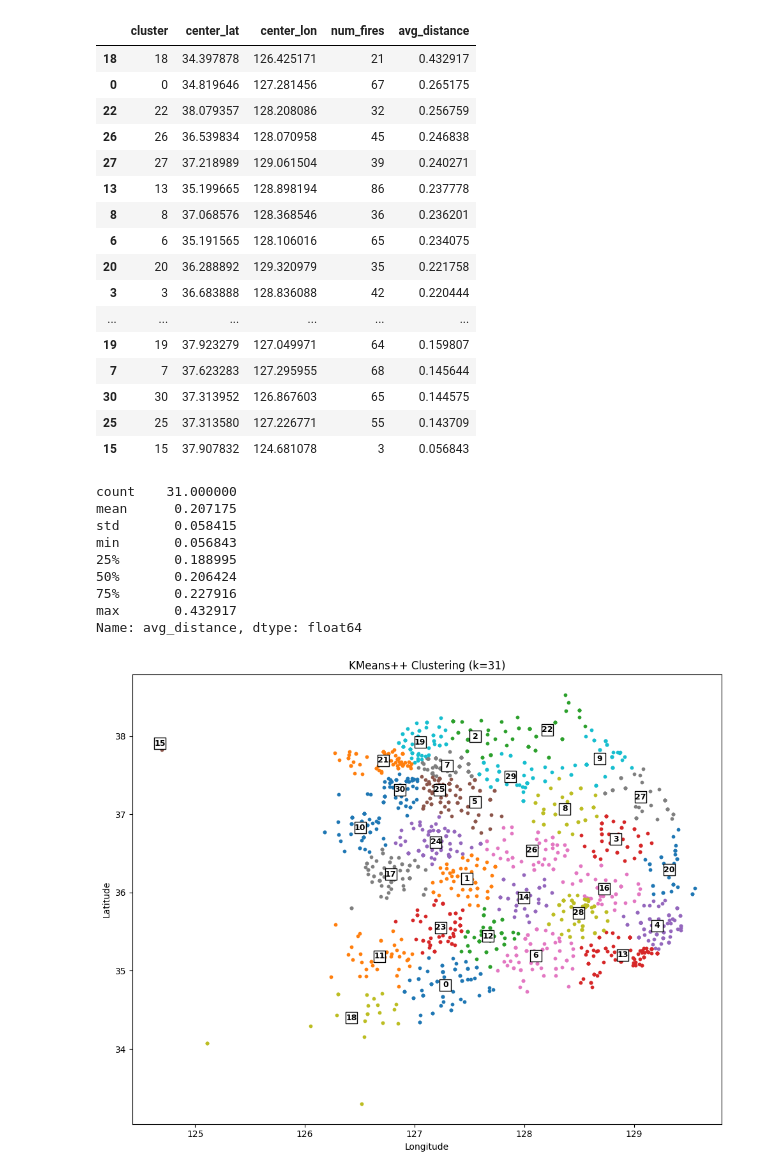
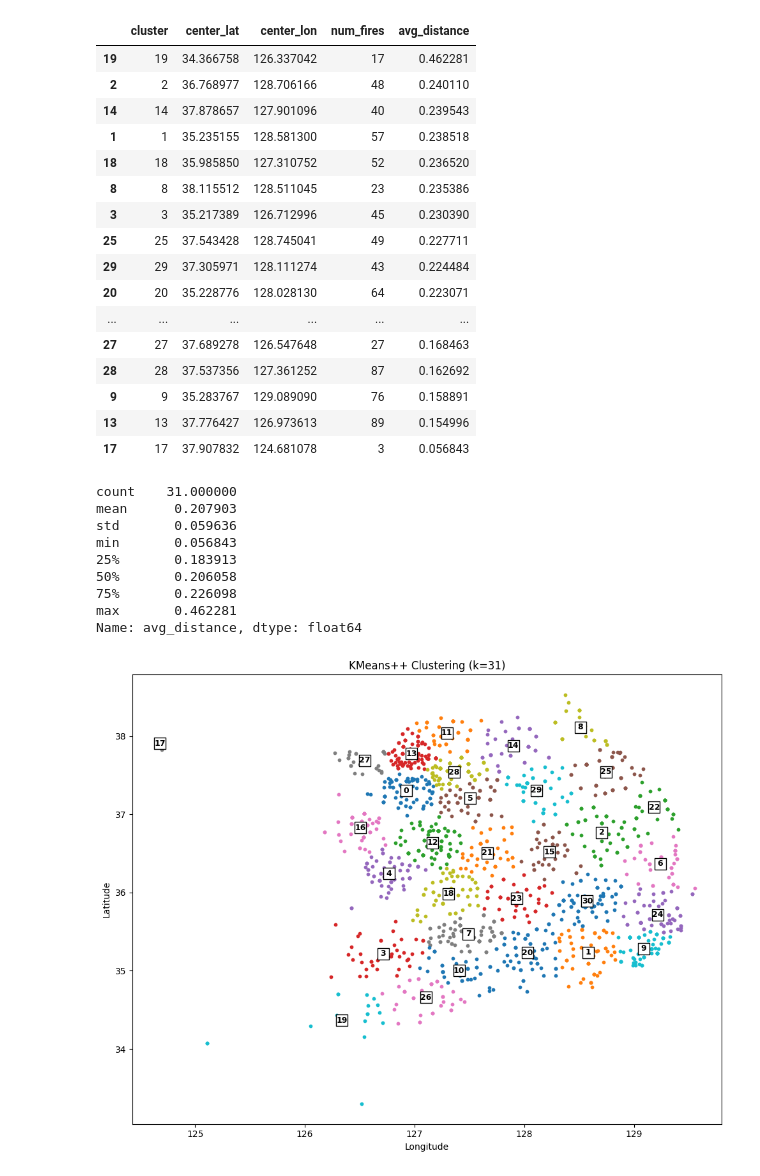
Before and after one commit to stripe2933/20251R0136COSE47101, a Jupyter notebook: 2022131621/산불발생위치좌표기반kmeans++.ipynb, the cells around one changed output. Drawn from its saved outputs; the diff is of its cells as text; code cells hidden in the pictures.

```diff
--- a/2022131621/산불발생위치좌표기반kmeans++.ipynb
+++ b/2022131621/산불발생위치좌표기반kmeans++.ipynb
@@ -18,3 +16,0 @@ def extract_lat_lon(coord_str):
-# %%
-# 좌표 컬럼 생성
-df[['lat', 'lon']] = df['REP_COORD'].apply(extract_lat_lon)
@@ -24,16 +17,16 @@ df_clean = df.dropna(subset=['lat', 'lon']).copy()
 # %%
 # KMeans++ 클러스터링 (k=31 (헬기 총 대수))
-coords = df_clean[['lat', 'lon']]
+coords = df[["위도", "경도"]]
 k = 31
 kmeans_plus = KMeans(n_clusters=k, init='k-means++', random_state=42)
-df_clean['cluster'] = kmeans_plus.fit_predict(coords)
+df['cluster'] = kmeans_plus.fit_predict(coords)
 centers = kmeans_plus.cluster_centers_
 # %%
 # 평균 거리
 avg_distances = []
 
 for i in range(k):
-    cluster_points = df_clean[df_clean['cluster'] == i][['lat', 'lon']].values
+    cluster_points = df[df['cluster'] == i][["위도", "경도"]].values
     center = centers[i]
     # 거리 계산 (유클리드 거리)
     dists = np.sqrt(np.sum((cluster_points - center) ** 2, axis=1))
@@ -53,56 +46,56 @@ df_cluster_summary = df_cluster_summary.sort_values(by='avg_distance', ascending
 df_cluster_summary.head(31)
 # %% [output]
 |  | cluster | center_lat | center_lon | num_fires | avg_distance |
-| 18 | 18 | 34.397878 | 126.425171 | 21 | 0.432917 |
-| 0 | 0 | 34.819646 | 127.281456 | 67 | 0.265175 |
-| 22 | 22 | 38.079357 | 128.208086 | 32 | 0.256759 |
-| 26 | 26 | 36.539834 | 128.070958 | 45 | 0.246838 |
-| 27 | 27 | 37.218989 | 129.061504 | 39 | 0.240271 |
-| 13 | 13 | 35.199665 | 128.898194 | 86 | 0.237778 |
-| 8 | 8 | 37.068576 | 128.368546 | 36 | 0.236201 |
-| 6 | 6 | 35.191565 | 128.106016 | 65 | 0.234075 |
-| 20 | 20 | 36.288892 | 129.320979 | 35 | 0.221758 |
-| 3 | 3 | 36.683888 | 128.836088 | 42 | 0.220444 |
+| 19 | 19 | 34.366758 | 126.337042 | 17 | 0.462281 |
+| 2 | 2 | 36.768977 | 128.706166 | 48 | 0.240110 |
+| 14 | 14 | 37.878657 | 127.901096 | 40 | 0.239543 |
+| 1 | 1 | 35.235155 | 128.581300 | 57 | 0.238518 |
+| 18 | 18 | 35.985850 | 127.310752 | 52 | 0.236520 |
+| 8 | 8 | 38.115512 | 128.511045 | 23 | 0.235386 |
+| 3 | 3 | 35.217389 | 126.712996 | 45 | 0.230390 |
+| 25 | 25 | 37.543428 | 128.745041 | 49 | 0.227711 |
+| 29 | 29 | 37.305971 | 128.111274 | 43 | 0.224484 |
+| 20 | 20 | 35.228776 | 128.028130 | 64 | 0.223071 |
 | ... | ... | ... | ... | ... | ... |
-| 19 | 19 | 37.923279 | 127.049971 | 64 | 0.159807 |
-| 7 | 7 | 37.623283 | 127.295955 | 68 | 0.145644 |
-| 30 | 30 | 37.313952 | 126.867603 | 65 | 0.144575 |
-| 25 | 25 | 37.313580 | 127.226771 | 55 | 0.143709 |
-| 15 | 15 | 37.907832 | 124.681078 | 3 | 0.056843 |
+| 27 | 27 | 37.689278 | 126.547648 | 27 | 0.168463 |
+| 28 | 28 | 37.537356 | 127.361252 | 87 | 0.162692 |
+| 9 | 9 | 35.283767 | 129.089090 | 76 | 0.158891 |
+| 13 | 13 | 37.776427 | 126.973613 | 89 | 0.154996 |
+| 17 | 17 | 37.907832 | 124.681078 | 3 | 0.056843 |
 # %%
 df_cluster_summary['avg_distance'].describe()
 # %% [output]
 count    31.000000
-mean      0.207175
-std       0.058415
+mean      0.207903
+std       0.059636
 min       0.056843
-25%       0.188995
-50%       0.206424
-75%       0.227916
-max       0.432917
+25%       0.183913
+50%       0.206058
+75%       0.226098
+max       0.462281
 Name: avg_distance, dtype: float64
 # %%
 # 시각화
 plt.figure(figsize=(10, 8))
 
 for i in range(k):
-    cluster_points = df_clean[df_clean['cluster'] == i]
-    plt.scatter(cluster_points['lon'], cluster_points['lat'], s=10)
+    cluster_points = df[df['cluster'] == i]
+    plt.scatter(cluster_points["경도"], cluster_points["위도"], s=10)
 
 plt.scatter(centers[:, 1], centers[:, 0], c='white', edgecolors='black', marker='s', s=150, label='Centers')
 
 # 중심점 위에 클러스터 번호 텍스트 표시
 for i, (lat, lon) in enumerate(centers):
     plt.text(lon, lat, str(i), fontsize=9, color='black', ha='center', va='center', fontweight='bold')
 
 plt.title(f'KMeans++ Clustering (k={k})')
 plt.xlabel('Longitude')
 plt.ylabel('Latitude')
 plt.grid(False)
 plt.tight_layout()
 plt.show()
 # %% [output]
-[figure, old version]
+[figure, new version]
 # %%
 
 # KMeans++ 클러스터링 (k=16 (헬기 보유 기관 수(중앙119 제외)))
```
Also changed, not shown: parts of 9 cells of this notebook, 2 other files.
